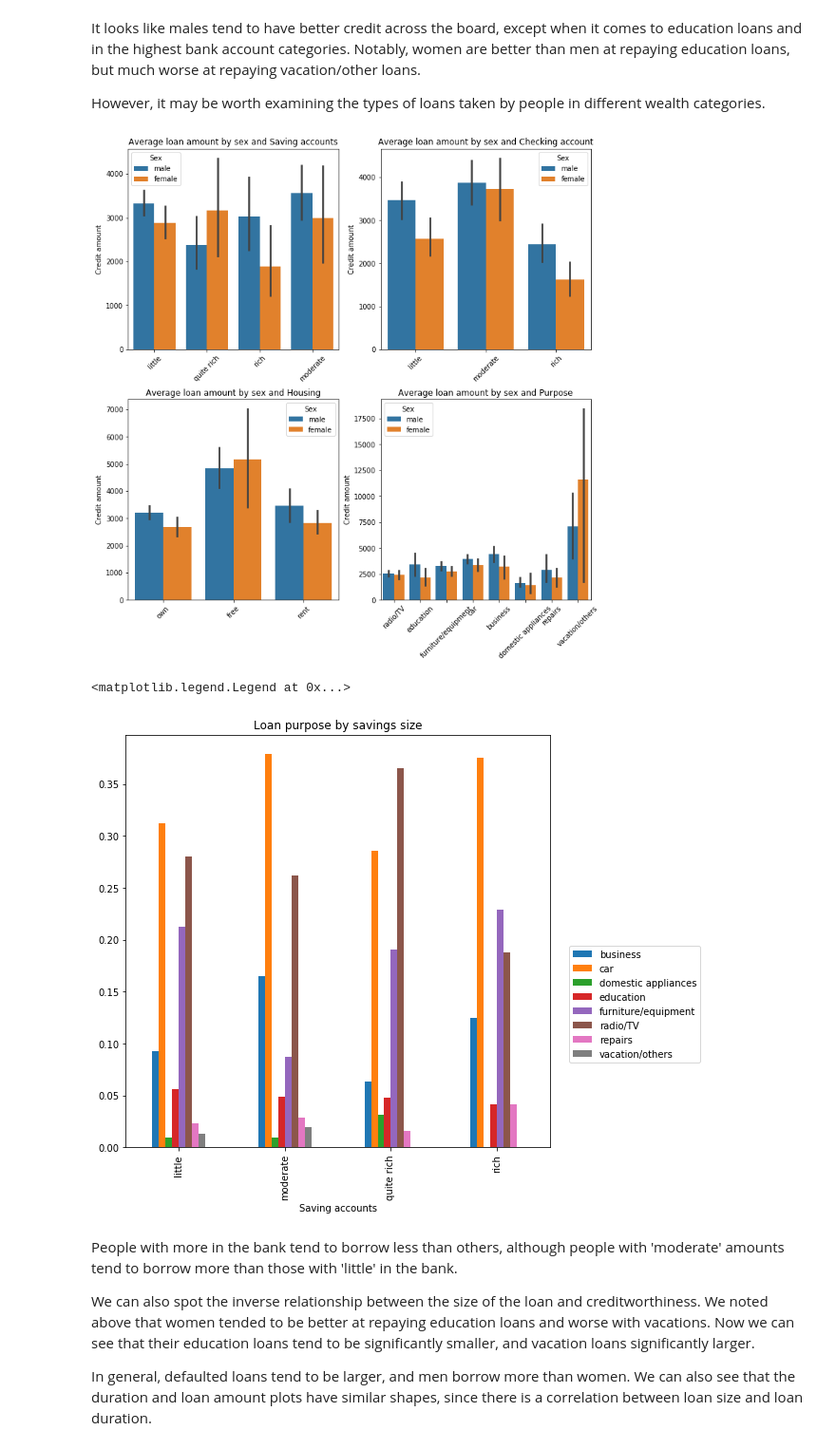
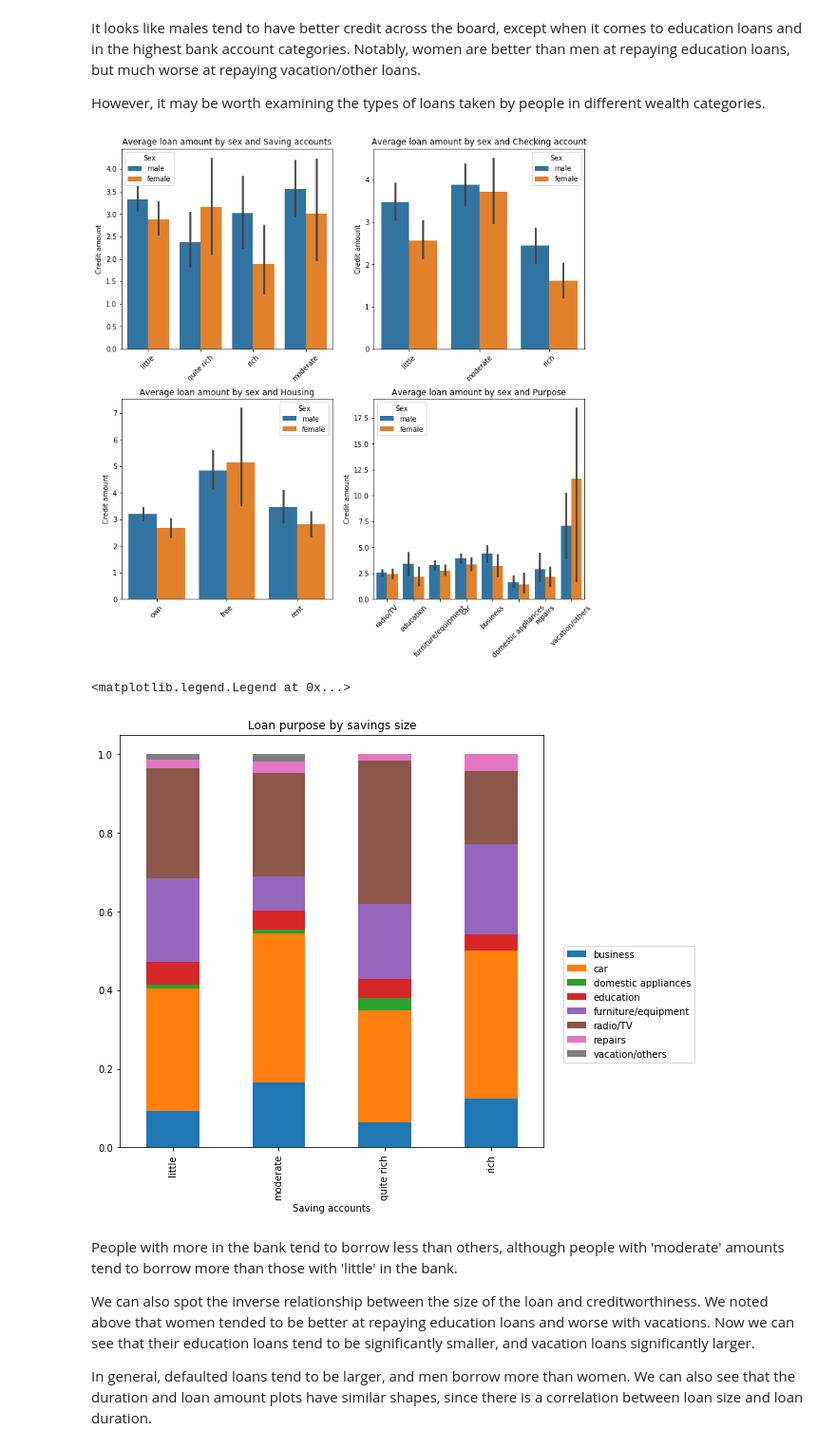
Before and after one commit to keithqu/dsp, a Jupyter notebook: credit risk/German Credit Risk.ipynb, the cells around one changed output. Shown: that part at 95% size. Saved outputs shown, nothing was run; the diff lists cells and outputs as text; code cells hidden in the pictures.

Commit message:
german credit risk

```diff
--- a/credit risk/German Credit Risk.ipynb
+++ b/credit risk/German Credit Risk.ipynb
@@ -39,6 +41,8 @@ from sklearn.cluster import KMeans
 %matplotlib inline
 # %%
 df = pd.read_csv('german_credit_data.csv',index_col=0)
+# In thousands of DM
+df['Credit amount'] = df['Credit amount']*0.001
 df.head()
 # %% [output]
 |  | Age | Sex | Job | Housing | Saving accounts | Checking account | Credit amount | Duration | ... |
@@ -67,8 +71 @@ dtypes: int64(4), object(6)
 memory usage: 85.9+ KB
-# %%
-numeric_col = ['Age','Credit amount','Duration']
-
-for c in numeric_col:
-    df[c] = df[c].astype(int)
-
-df.info()
@@ -180,15 +163,15 @@ for i in range(4):
 
 plt.subplots_adjust(hspace=0.25)
 # %% [output]
-[figure, old version]
+[figure, new version]
 # %%
 fig,ax=plt.subplots(figsize=(8,8))
-pd.crosstab(index=dfd['Saving accounts'], columns=dfd['Purpose'],normalize='index').plot(kind='bar',ax=plt.subplot(1,1,1))
+pd.crosstab(index=dfd['Saving accounts'], columns=dfd['Purpose'],normalize='index').plot(kind='bar',stacked=True,ax=plt.subplot(1,1,1))
 plt.title('Loan purpose by savings size')
 plt.legend(loc=9, bbox_to_anchor=(1.2,0.5))
 # %% [output]
 <matplotlib.legend.Legend at 0x...>
-[figure, old version]
+[figure, new version]
 # %% [markdown]
 People with more in the bank tend to borrow less than others, although people with 'moderate' amounts tend to borrow more than those with 'little' in the bank.
 
```
Also changed, not shown: parts of 90 cells of this notebook.
